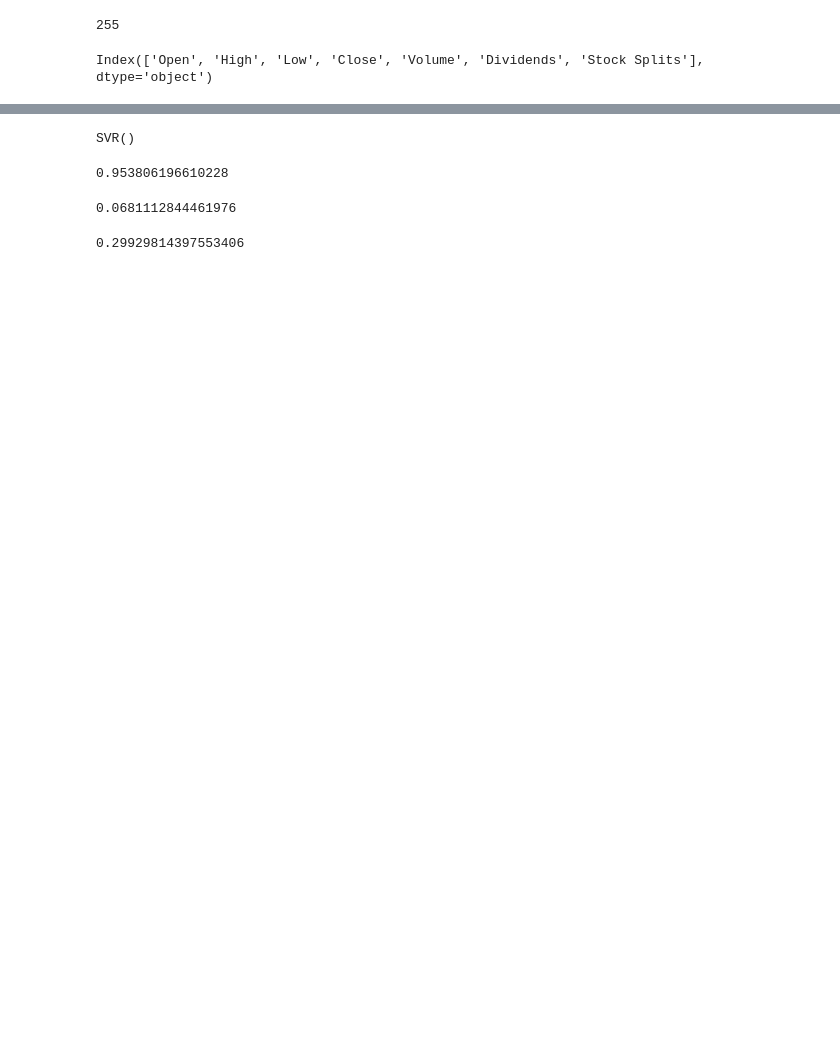
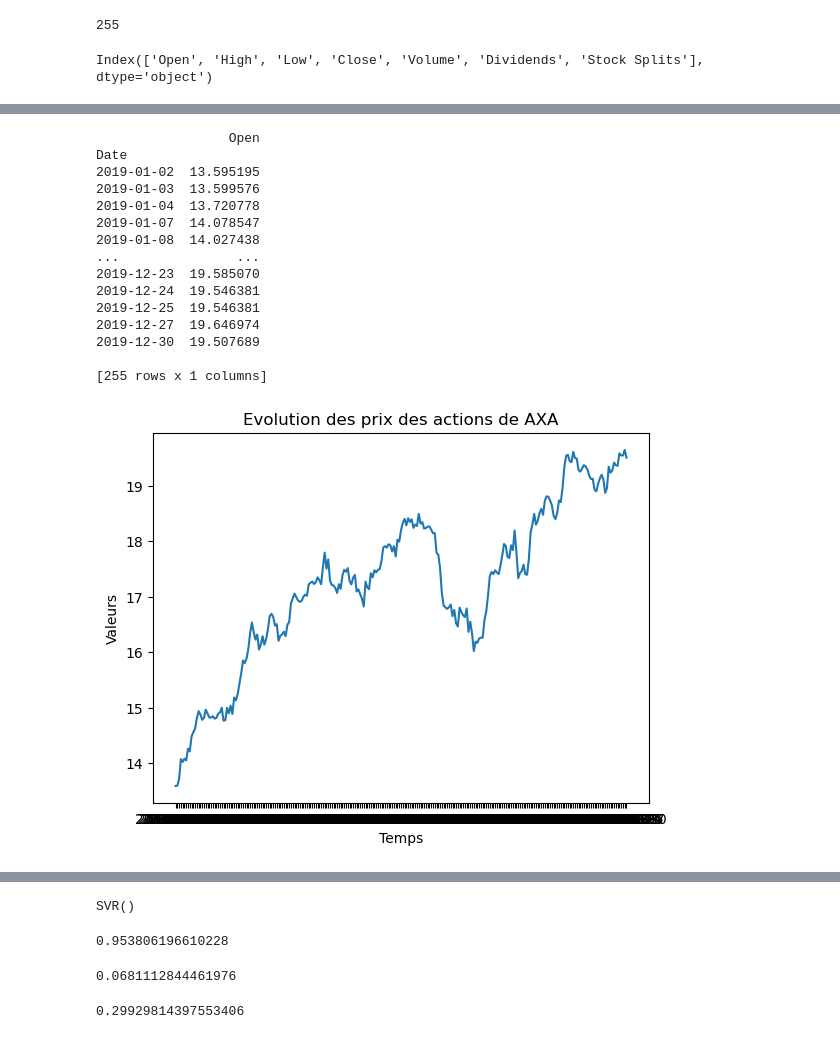
Before and after one commit to antoinerougier/Projet-Python-pour-la-data-science-, a Jupyter notebook: ProjetPython_v20221216.ipynb, the cells around one changed output, grey strips where cells are left out. Drawn from its saved outputs; the diff is of its cells as text; code cells hidden in the pictures; blank space fills up the shorter version.

Commit message:
Ajout de la visualisation et de la modélisation

```diff
--- a/ProjetPython_v20221216.ipynb
+++ b/ProjetPython_v20221216.ipynb
@@ -64,0 +109,26 @@ df_init.head()
+# %%
+# II Visualisation des données
+#On fait un tableau pour voir l'évolution des prix au cours du temps
+df2 = df_init.copy()
+new_df = df2[['Open']]
+plt.plot(new_df)
+plt.title("Evolution des prix des actions de AXA")
+plt.ylabel("Valeurs")
+plt.xlabel("Temps")
+# %% [output]
+                 Open
+Date
+2019-01-02  13.595195
+2019-01-03  13.599576
+2019-01-04  13.720778
+2019-01-07  14.078547
+2019-01-08  14.027438
+...               ...
+2019-12-23  19.585070
+2019-12-24  19.546381
+2019-12-25  19.546381
+2019-12-27  19.646974
+2019-12-30  19.507689
+
+[255 rows x 1 columns]
+[figure, added]
```
Also changed, not shown: parts of 13 cells of this notebook.
